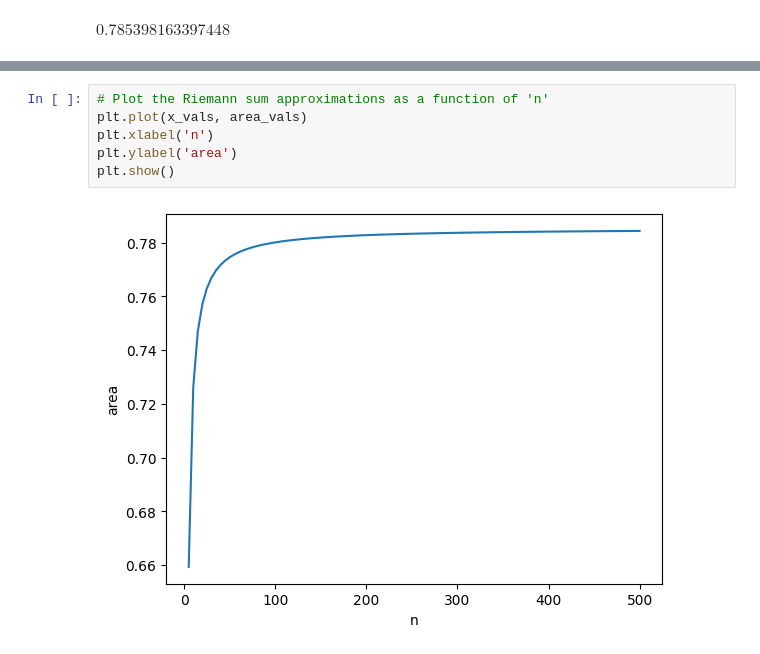
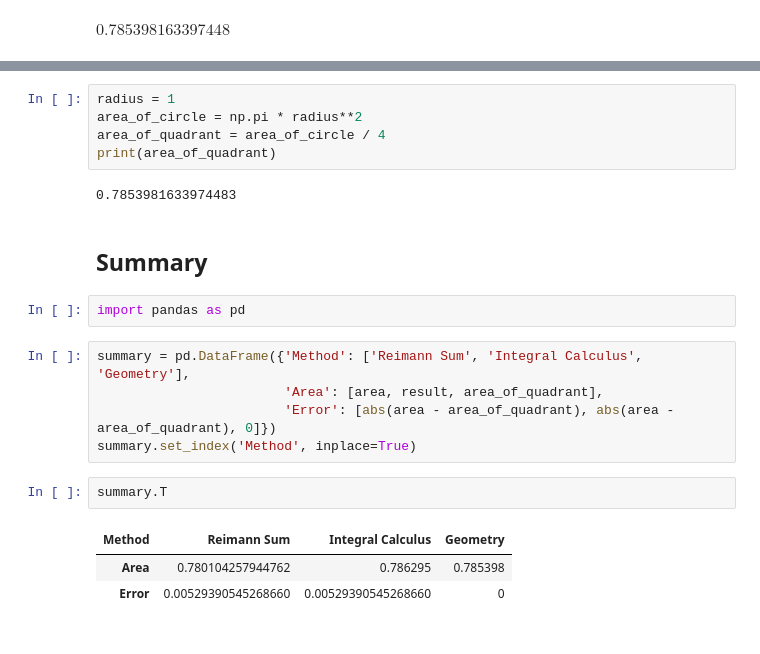
Before and after one commit to KayalvizhiT513/Learning-Calculus, a Jupyter notebook: Coding_Assignment_1.ipynb, the cells around one changed output, grey strips where cells are left out. Drawn from its saved outputs; the diff is of its cells as text.

```diff
--- a/Coding_Assignment_1.ipynb
+++ b/Coding_Assignment_1.ipynb
@@ -141,8 +164,22 @@ area_vals = [area for area in map(lambda n: reimann_sum(y, n, 0, 1), x_vals)]
-# %%
-# Plot the Riemann sum approximations as a function of 'n'
-plt.plot(x_vals, area_vals)
-plt.xlabel('n')
-plt.ylabel('area')
-plt.show()
-# %% [output]
-[figure, removed]
+# %%
+radius = 1
+area_of_circle = np.pi * radius**2
+area_of_quadrant = area_of_circle / 4
+print(area_of_quadrant)
+# %% [output]
+0.7853981633974483
+# %% [markdown]
+## Summary
+# %%
+import pandas as pd
+# %%
+summary = pd.DataFrame({'Method': ['Reimann Sum', 'Integral Calculus', 'Geometry'],
+                        'Area': [area, result, area_of_quadrant],
+                        'Error': [abs(area - area_of_quadrant), abs(area - area_of_quadrant), 0]})
+summary.set_index('Method', inplace=True)
+# %%
+summary.T
+# %% [output]
+| Method | Reimann Sum | Integral Calculus | Geometry |
+| Area | 0.780104257944762 | 0.786295 | 0.785398 |
+| Error | 0.00529390545268660 | 0.00529390545268660 | 0 |
```
Also changed, not shown: parts of 25 cells of this notebook.
